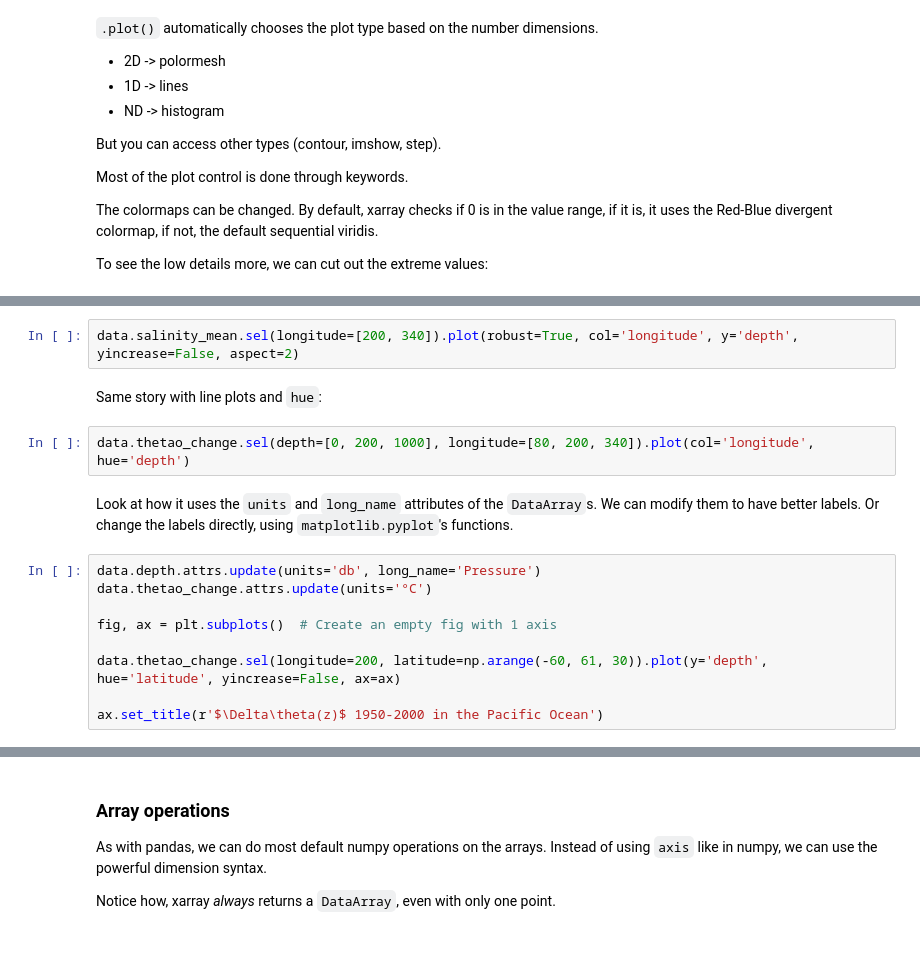
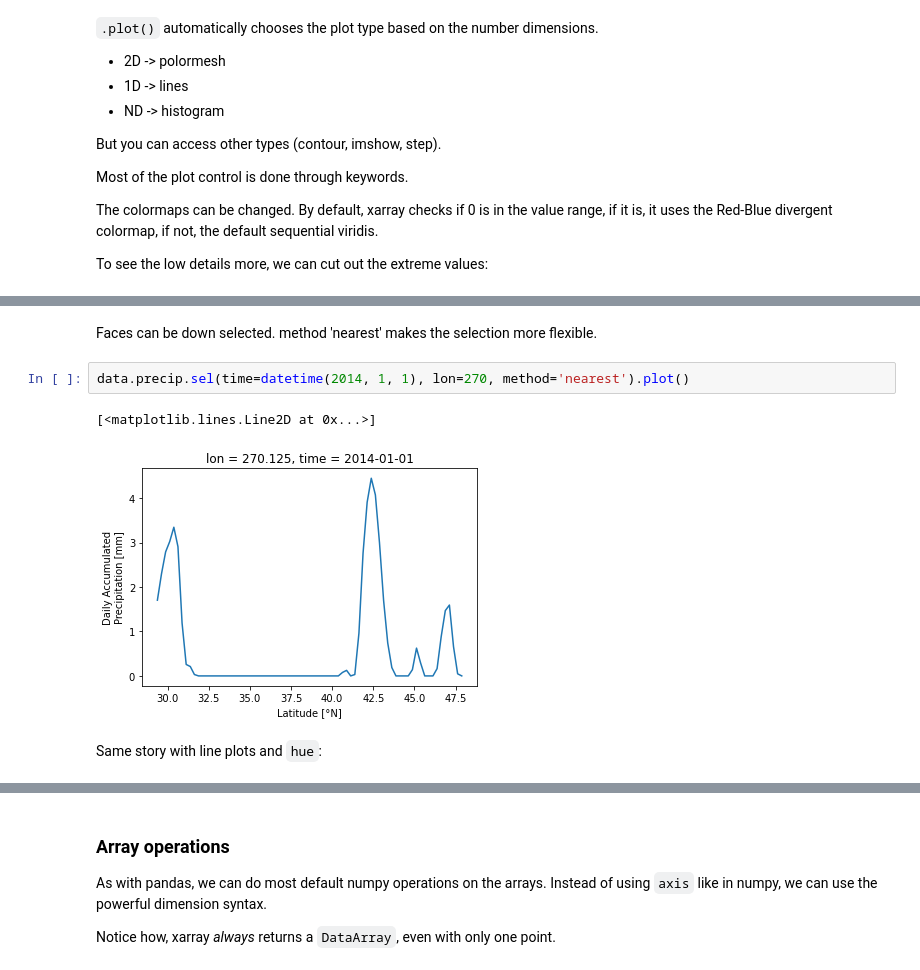
Before and after one commit to Gorkowski/Atmospheric_Science_Class, a Jupyter notebook: Classes/Part1/Lec4_ntcdf_climate_data.ipynb, the cells around one changed output, grey strips where cells are left out. Cells and saved outputs as stored; diff of their text form.

```diff
--- a/Classes/Part1/Lec4_ntcdf_climate_data.ipynb
+++ b/Classes/Part1/Lec4_ntcdf_climate_data.ipynb
@@ -179,17 +157,10 @@ Multiple faces can be shown at the same time using `x`, `y`, `col` and/or `row`.
-# %%
-data.salinity_mean.sel(longitude=[200, 340]).plot(robust=True, col='longitude', y='depth', yincrease=False, aspect=2)
+# %% [markdown]
+Faces can be down selected.
+method 'nearest' makes the selection more flexible.
+# %%
+data.precip.sel(time=datetime(2014, 1, 1), lon=270, method='nearest').plot()
+# %% [output]
+[<matplotlib.lines.Line2D at 0x...>]
+[figure, added]
 # %% [markdown]
 Same story with line plots and `hue`:
-# %%
-data.thetao_change.sel(depth=[0, 200, 1000], longitude=[80, 200, 340]).plot(col='longitude', hue='depth')
-# %% [markdown]
-Look at how it uses the `units` and `long_name` attributes of the `DataArray`s. We can modify them to have better labels. Or change the labels directly, using `matplotlib.pyplot`'s functions.
-# %%
-data.depth.attrs.update(units='db', long_name='Pressure')
-data.thetao_change.attrs.update(units='°C')
-
-fig, ax = plt.subplots()  # Create an empty fig with 1 axis
-
-data.thetao_change.sel(longitude=200, latitude=np.arange(-60, 61, 30)).plot(y='depth', hue='latitude', yincrease=False, ax=ax)
-
-ax.set_title(r'$\Delta\theta(z)$ 1950-2000 in the Pacific Ocean')
```
Also changed, not shown: parts of 9 cells of this notebook, 1 other file.
